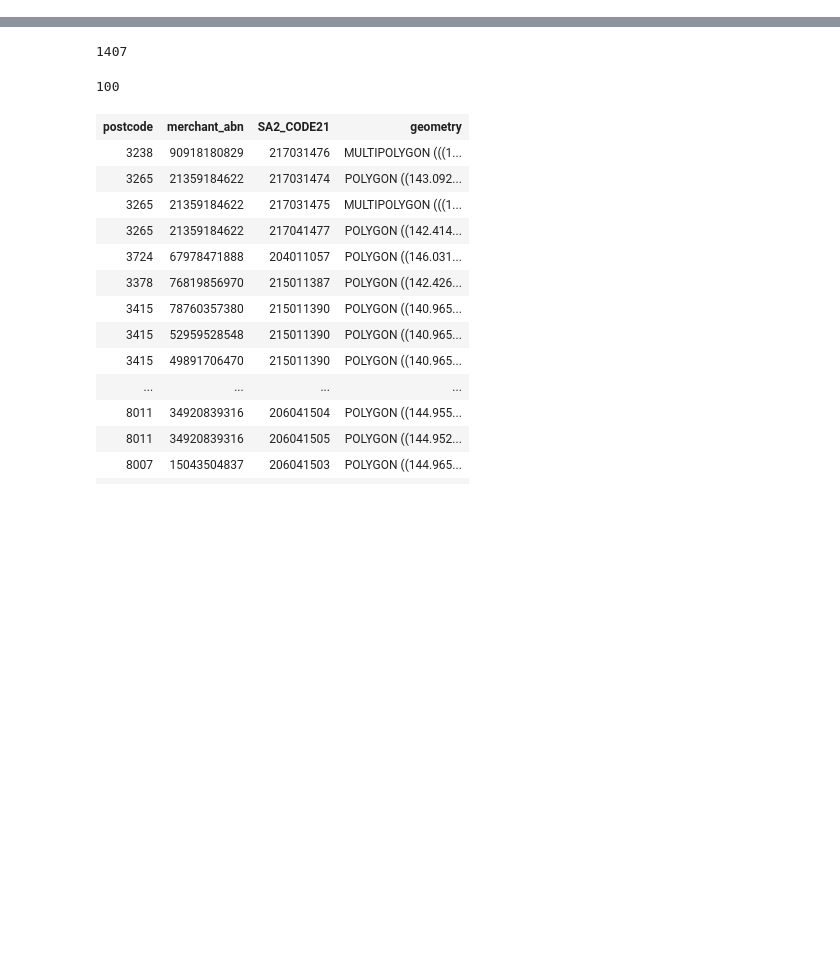
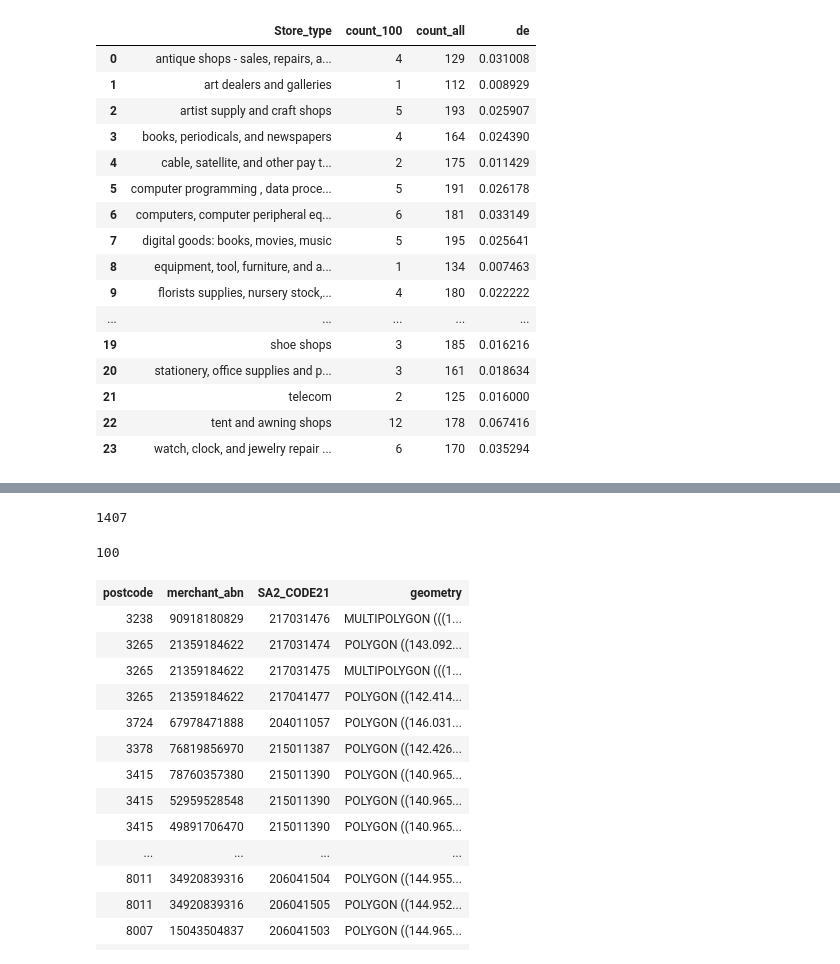
Before and after one commit to MAST30034-Applied-Data-Science/generic-buy-now-pay-later-project-group-16-project2-fighting-group, a Jupyter notebook: models/findings.ipynb, the cells around one changed output, grey strips where cells are left out. Saved outputs shown, nothing was run; the diff lists cells and outputs as text; code cells hidden in the pictures; blank space fills up the shorter version.

```diff
--- a/models/findings.ipynb
+++ b/models/findings.ipynb
@@ -152,0 +162,28 @@ plt.show()
+# %%
+top_100_pd_all = top_100.toPandas()
+tz_df = top_100_pd_all[['Store_type','Revenue_levels']].groupby(['Store_type']).count().reset_index().rename(columns = {'Revenue_levels' : 'count_100'})
+final_pd = final.toPandas()
+tz_final = final_pd[['Store_type','Revenue_levels']].groupby(['Store_type']).count().reset_index().rename(columns = {'Revenue_levels' : 'count_all'})
+
+df_tags = [tz_df,tz_final]
+df_merge_tags = reduce(lambda left,right: pd.merge(left,right, on = ['Store_type', 'Store_type']), df_tags)
+df_merge_tags['de'] = df_merge_tags['count_100']/df_merge_tags['count_all']
+df_merge_tags
+# %% [output]
+|  | Store_type | count_100 | count_all | de |
+| 0 | antique shops - sales, repairs, a... | 4 | 129 | 0.031008 |
+| 1 | art dealers and galleries | 1 | 112 | 0.008929 |
+| 2 | artist supply and craft shops | 5 | 193 | 0.025907 |
+| 3 | books, periodicals, and newspapers | 4 | 164 | 0.024390 |
+| 4 | cable, satellite, and other pay t... | 2 | 175 | 0.011429 |
+| 5 | computer programming , data proce... | 5 | 191 | 0.026178 |
+| 6 | computers, computer peripheral eq... | 6 | 181 | 0.033149 |
+| 7 | digital goods: books, movies, music | 5 | 195 | 0.025641 |
+| 8 | equipment, tool, furniture, and a... | 1 | 134 | 0.007463 |
+| 9 | florists supplies, nursery stock,... | 4 | 180 | 0.022222 |
+| ... | ... | ... | ... | ... |
+| 19 | shoe shops | 3 | 185 | 0.016216 |
+| 20 | stationery, office supplies and p... | 3 | 161 | 0.018634 |
+| 21 | telecom | 2 | 125 | 0.016000 |
+| 22 | tent and awning shops | 12 | 178 | 0.067416 |
+| 23 | watch, clock, and jewelry repair ... | 6 | 170 | 0.035294 |
```
Also changed, not shown: parts of 11 cells of this notebook.
